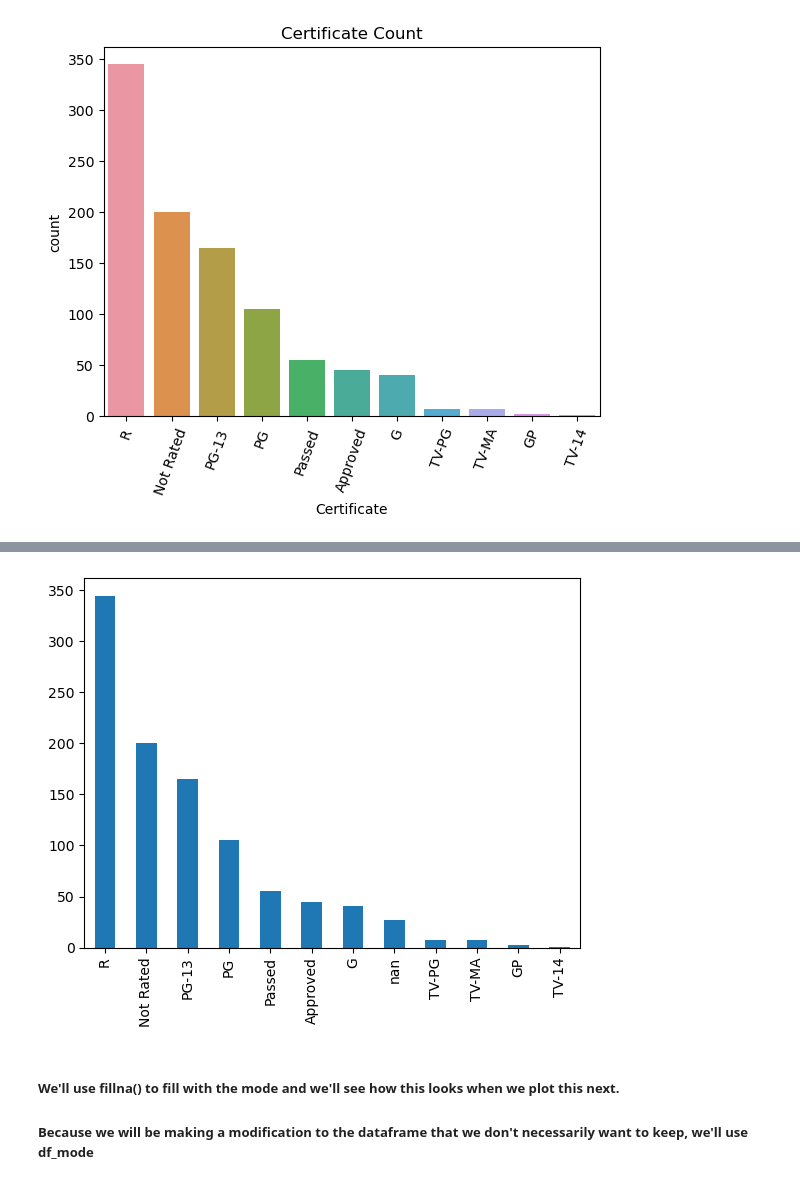
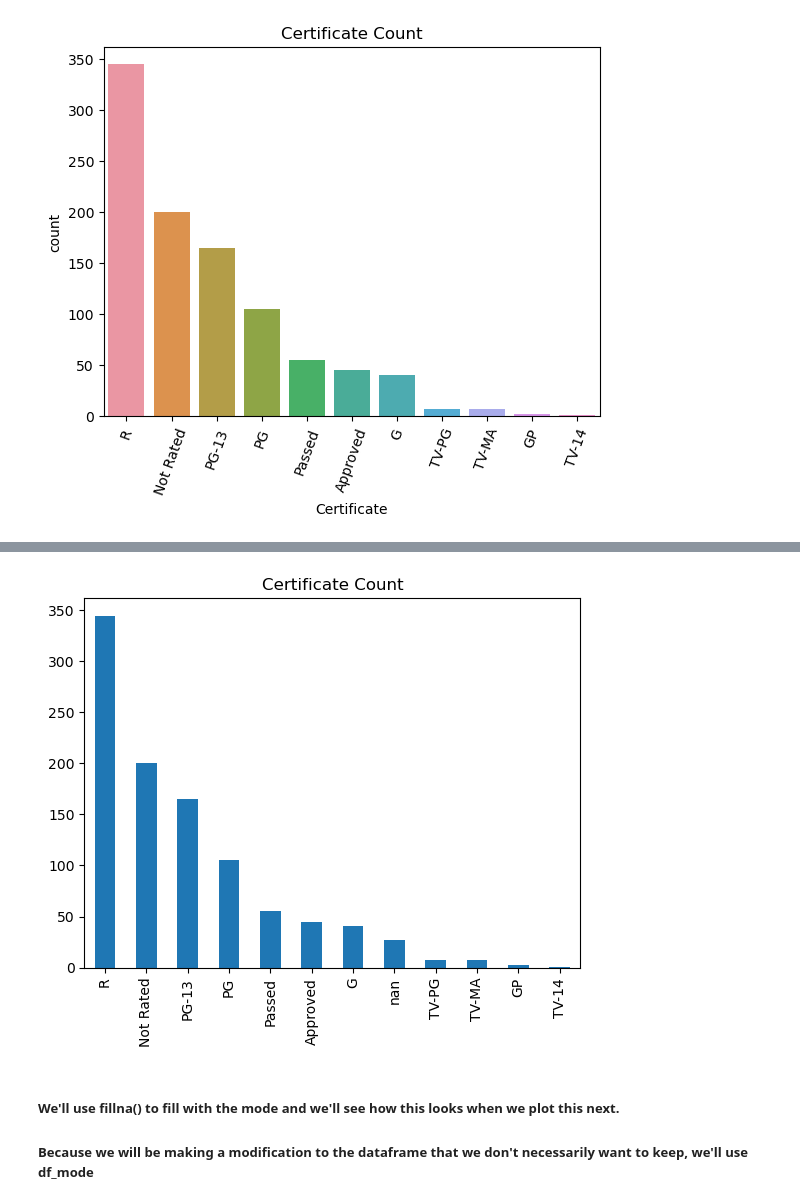
Before and after one commit to likeawednesday/TechCamp_DataViz, a Jupyter notebook: movie_ratings.ipynb, the cells around one changed output, grey strips where cells are left out. Saved outputs shown, nothing was run; the diff lists cells and outputs as text; code cells hidden in the pictures.

```diff
--- a/movie_ratings.ipynb
+++ b/movie_ratings.ipynb
@@ -214,9 +237,10 @@ plt.show()
 # %%
 # countplot using Pandas
-df.Certificate.value_counts(dropna=False).plot(kind='bar')
+df.Certificate.value_counts(dropna=False).plot(kind='bar').set_title('Certificate Count')
+
 plt.show()
 # %% [output]
-[figure, old version]
+[figure, new version]
 # %% [markdown]
 ##### We'll use fillna() to fill with the mode and we'll see how this looks when we plot this next.
 ##### Because we will be making a modification to the dataframe that we don't necessarily want to keep, we'll use df_mode
```
Also changed, not shown: parts of 26 cells of this notebook.
